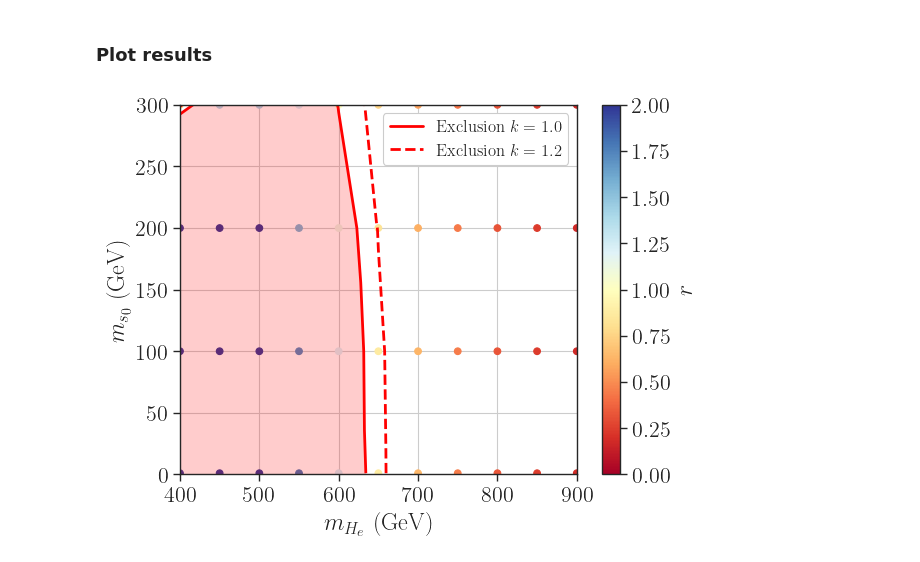
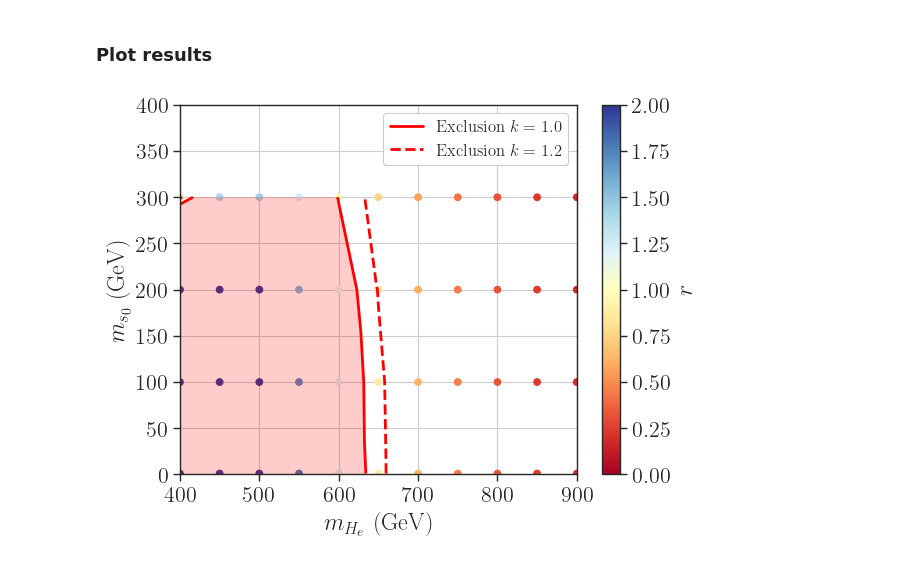
Before and after one commit to andlessa/LowTRHFIMP, a Jupyter notebook: plotHeHe_exclusion.ipynb, the cells around one changed output. Cells and saved outputs as stored; diff of their text form; code cells hidden in the pictures.

```diff
--- a/plotHeHe_exclusion.ipynb
+++ b/plotHeHe_exclusion.ipynb
@@ -29,10 +30,9 @@ cm = plt.colormaps['RdYlBu']
 # %% [markdown]
 ## Get Recasting Results
 # %%
-results_dir = Path('./HeHe_results/HeHe_ee')
+results_dir = Path('./HeHe_results/')
 slha_dir = Path('./slhaFiles')
 usePickleFile = 'HeHe_results.pcl'
-usePickleFile = True
 # %%
 if usePickleFile and Path(usePickleFile).exists():
     resultsDF = pd.read_pickle(usePickleFile)
@@ -80,32 +80,32 @@ plt.colorbar(label=r'$r$')
 
 # Shade the region above the first contour (r >= 1.0).
 zmax = max(float(np.nanmax(z)), 1.0 + 1e-6)
 plt.tricontourf(
     resultsDF["M1"], resultsDF["M0"],
     z,
     levels=[1.0, zmax], colors=["red"], alpha=0.20
 )
 
 plt.tricontour(
     resultsDF["M1"], resultsDF["M0"],
     z,
     levels=[1.0], colors="red", linewidths=2
 )
 plt.tricontour(
     resultsDF["M1"], resultsDF["M0"],
     z,
     levels=[1.0/1.2], colors="red", linewidths=2,linestyles='dashed'
 )
 
 proxy = Line2D([], [], color="red", lw=2, label=r"Exclusion $k = 1.0$")
 proxy2 = Line2D([], [], color="red", lw=2, label=r"Exclusion $k = 1.2$", linestyle='dashed')
 plt.legend(handles=[proxy, proxy2],fontsize=12, loc='upper right',framealpha=1.0)
 plt.xlabel(r'$m_{H_e}$ (GeV)')
 plt.ylabel(r'$m_{s_0}$ (GeV)')
 plt.xlim(400, 900)
-plt.ylim(0, 300)
+plt.ylim(0, 400)
 plt.grid()
 plt.savefig('HeHe_exclusion.pdf', bbox_inches='tight')
 plt.show()
 # %% [output]
-[figure, old version]
+[figure, new version]
```
Also changed, not shown: parts of 6 cells of this notebook, 1 other file.
